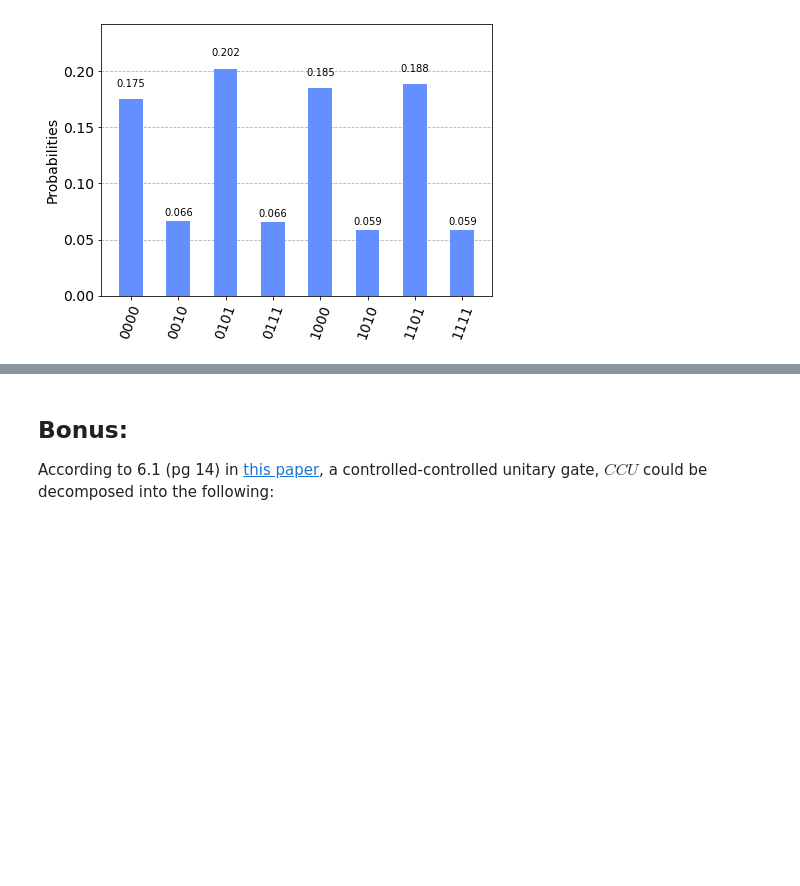
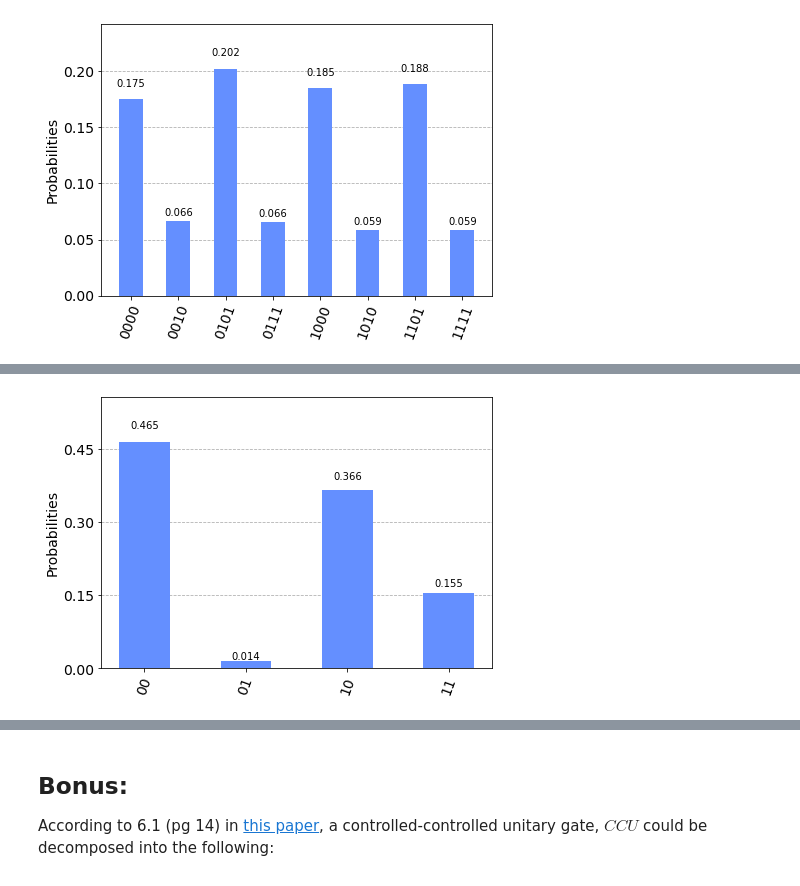
Before and after one commit to prasad42/Quantum-Computing-Workshop, a Jupyter notebook: Problem Set 2b.ipynb, the cells around one changed output, grey strips where cells are left out. Cells and saved outputs as stored; diff of their text form; code cells hidden in the pictures; blank space fills up the shorter version.

```diff
--- a/Problem Set 2b.ipynb
+++ b/Problem Set 2b.ipynb
@@ -255,0 +289,12 @@ plot_histogram(result.get_counts(qc1))
+# %%
+from qiskit import IBMQ
+
+IBMQ.load_account() #This is how you load your account
+provider = IBMQ.get_provider('ibm-q') #This is how you get the ibm-q provider
+
+qcomp = provider.get_backend('ibmq_manila') #This is how you select the device you want to use
+job = execute(qc2, backend=qcomp, shots=4200) #This is how you tell the device which circuit to run
+
+from qiskit.tools.monitor import job_monitor
+job_monitor(job) #Monitor the job
+result = job.result() #Get Results
@@ -255,0 +304,4 @@ plot_histogram(result.get_counts(qc1))
+# %%
+plot_histogram(result.get_counts(qc2))
+# %% [output]
+[figure, added]
```
Also changed, not shown: parts of 16 cells of this notebook.
